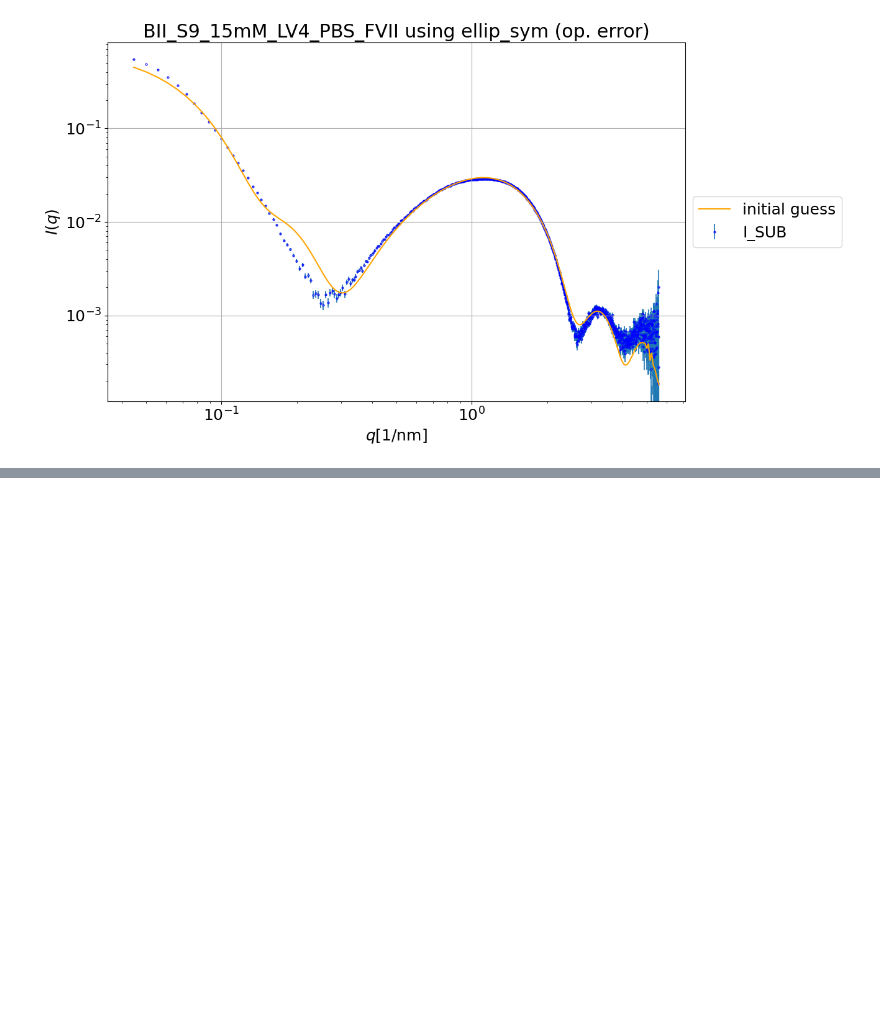
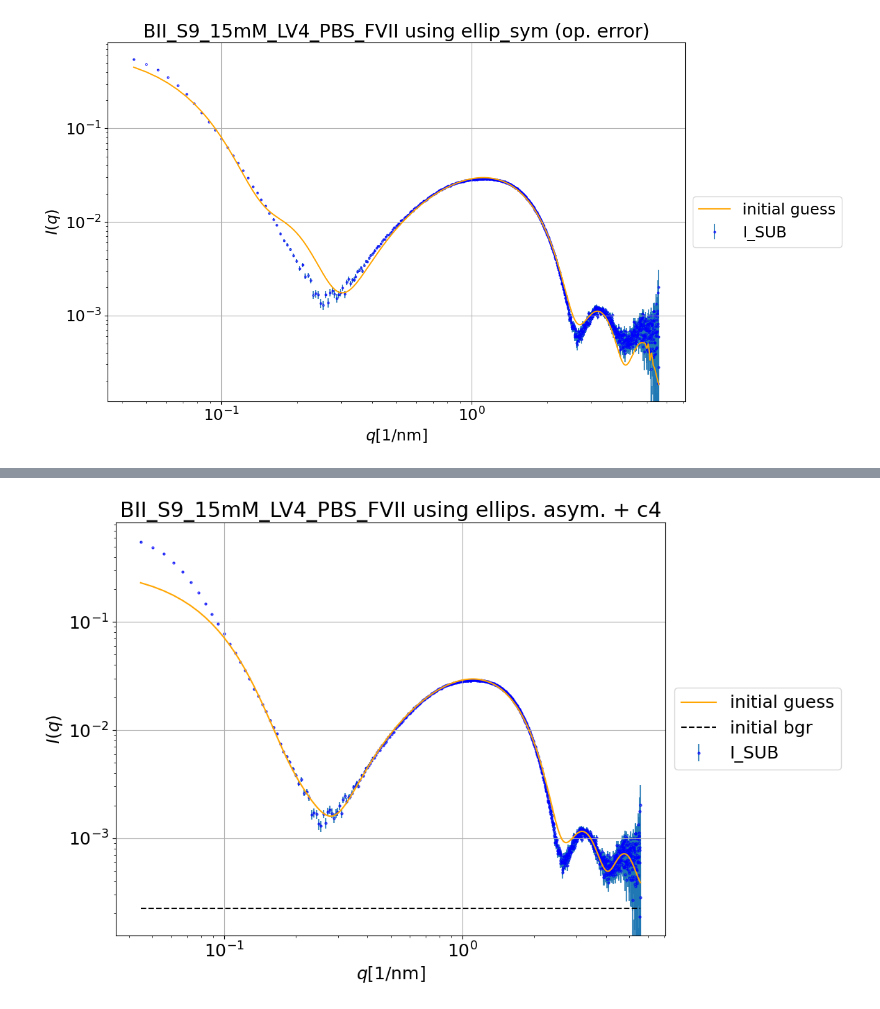
Before and after one commit to riko-hilger/BM29_data_and_analysis_2026, a Jupyter notebook: analysis_BM29_July2026/Fit_LV4+aSyn/BM29_fitting_Aug14.ipynb, the cells around one changed output, grey strips where cells are left out. Drawn from its saved outputs; the diff is of its cells as text; code cells hidden in the pictures; blank space fills up the shorter version.

```diff
--- a/analysis_BM29_July2026/Fit_LV4+aSyn/BM29_fitting_Aug14.ipynb
+++ b/analysis_BM29_July2026/Fit_LV4+aSyn/BM29_fitting_Aug14.ipynb
@@ -699,0 +748,49 @@ info_text="_"
+# %%
+lower_bounds = [        9,        2,     0.8,         0,       0,      0,        0.2,      0.2,      0.5,      1.5,  -np.inf] # ,    0,    0,  -np.inf]
+upper_bounds = [       25,        9,     1.5,       0.7,      10,     10,        0.5,      0.5,        1,        2,  +np.inf] # ,  0.2,  0.5,  +np.inf]
+#======================== Fit ===========================================
+# residuals = I - fit_function(q, *popt)
+# chi2 = np.sum((residuals / I_err)**2) / (len(I) - len(p0) - 1)
+# print(chi2)
+# residuals = I - fit_function(q, *popt)
+# chi2 = np.sum((residuals / I_err_op)**2) / (len(I) - len(p0) - 1)
+# print("chi2 op. err. /30", chi2)
+# residuals = I - fit_function(q, *popt)
+# chi2 = np.sum((residuals / I_err_op20)**2) / (len(I) - len(p0) - 1)
+# print("chi2 op. err. /20", chi2)
+# popt, pcov = curve_fit(fit_function, q, I, sigma=I_err, maxfev=1000, p0=p0, bounds = (lower_bounds, upper_bounds))
+
+# param_names = fit.param_names.get(param_set)
+
+# perr = np.sqrt(np.diag(pcov))
+# for name, value in zip(param_names, popt):
+#     globals()[name] = value
+# chi2, info_text_print = fit.all_info(q, I, I_err, param_names, p0, popt, perr, fit_function, lower_bounds, upper_bounds)
+# #=========================== Plot ===========================================
+
+q_fit = np.linspace(min(q), max(q), len(q_thinned))
+plt.figure(figsize=(12, 7.5))
+plt.errorbar(q, I, I_err, marker="o", markersize=2,markeredgewidth=1,markeredgecolor='Blue', markerfacecolor='None', alpha=0.85, ls="None", label='I_SUB', zorder=1)
+# plt.loglog(q_fit, fit_function(q_fit, *popt), color='red', label='Fit')
+plt.loglog(q_fit, fit_function(q_fit, *p0), color='orange', label='initial guess')
+# plt.loglog(q_fit, fit.powerlaw_bgr(q_fit, c2_fit, c3_fit, c4_fit), color='black', label='pow law bgr')
+plt.loglog(q_fit, fit.powerlaw_bgr(q_fit, 0, 0, p0[-1]), color='black', label='initial bgr', ls="--")
+
+plt.xlabel('$q [1/\\mathrm{nm}]$')
+plt.ylabel('$I(q)$')
+plt.title(f'{BM29.sample_dict[sample]} using ellips. asym. + c4')
+plt.grid(True)
+plt.legend()
+legend = plt.legend(loc='center left', bbox_to_anchor=(1, 0.5), alignment='left')
+# legend.set_title(info_text_print)
+
+plt.tight_layout()
+# plt.savefig(target_folder / f"LV4_{fit_function.__name__}_FINAL_Jan31.png", bbox_inches='tight', pad_inches=0.05)
+plt.show()
+info_text="_"
+#==================== EDP Plot ==================================================
+# fig=fit.EDP_plot(R, sigma_h1_fit, sigma_h2_fit, sigma_c_fit, rho_h1_fit, rho_h2_fit, z_h_fit, z_h_fit, info_text,
+#              f'{BM29.sample_dict[sample]} using {fit_function.__name__}')
+# fig.savefig(target_folder / f"LV4_EDP_{fit_function.__name__}_FINAL.png", dpi=400, bbox_inches='tight', pad_inches=0.05)
+# %% [output]
+[figure, added]
```
Also changed, not shown: parts of 3 cells of this notebook, 1 other file.
